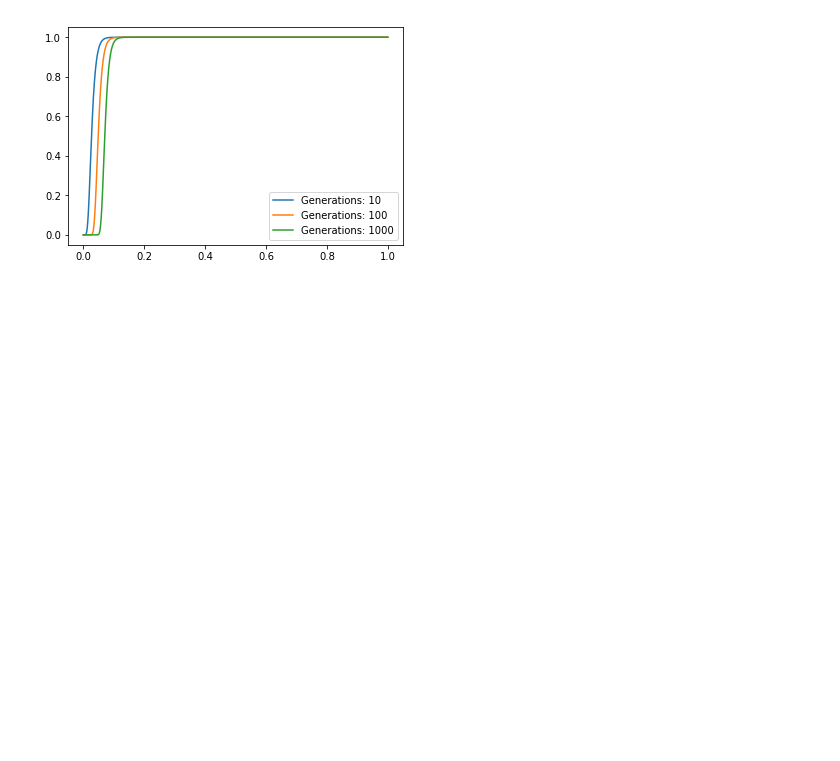
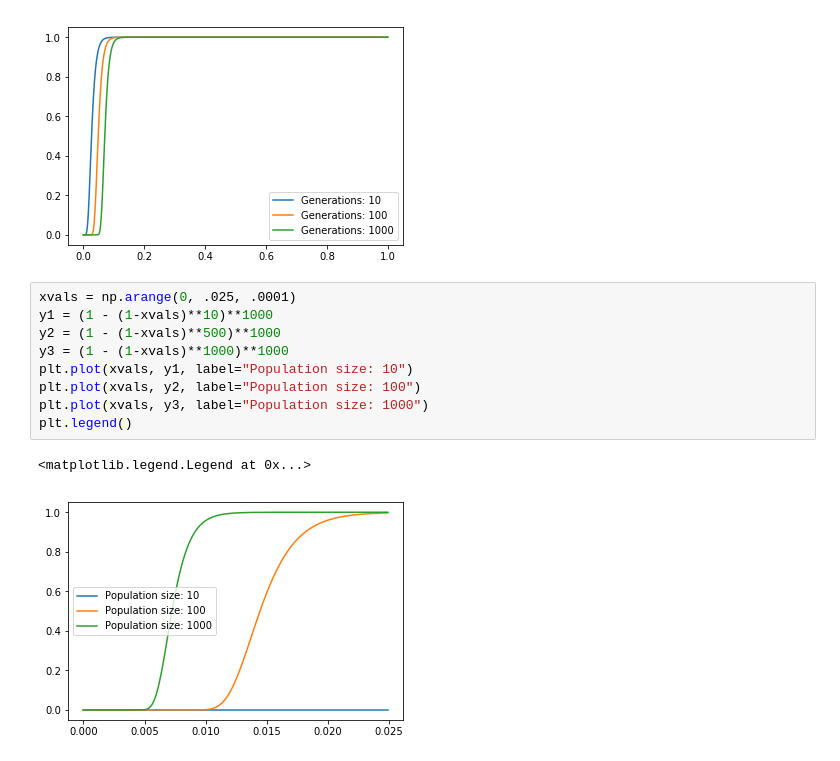
Before and after one commit to emilydolson/ecology_of_evolutionary_computation, a Jupyter notebook: Selection_Scheme_Communities.ipynb, the cells around one changed output. Drawn from its saved outputs; the diff is of its cells as text; blank space fills up the shorter version.

```diff
--- a/Selection_Scheme_Communities.ipynb
+++ b/Selection_Scheme_Communities.ipynb
@@ -362,3 +368,15 @@ plt.legend()
 # %% [output]
 <matplotlib.legend.Legend at 0x...>
 [figure]
+# %%
+xvals = np.arange(0, .025, .0001)
+y1 = (1 - (1-xvals)**10)**1000
+y2 = (1 - (1-xvals)**500)**1000
+y3 = (1 - (1-xvals)**1000)**1000
+plt.plot(xvals, y1, label="Population size: 10")
+plt.plot(xvals, y2, label="Population size: 100")
+plt.plot(xvals, y3, label="Population size: 1000")
+plt.legend()
+# %% [output]
+<matplotlib.legend.Legend at 0x...>
+[figure, added]
```
Also changed, not shown: parts of 4 cells of this notebook, 1 other file.
